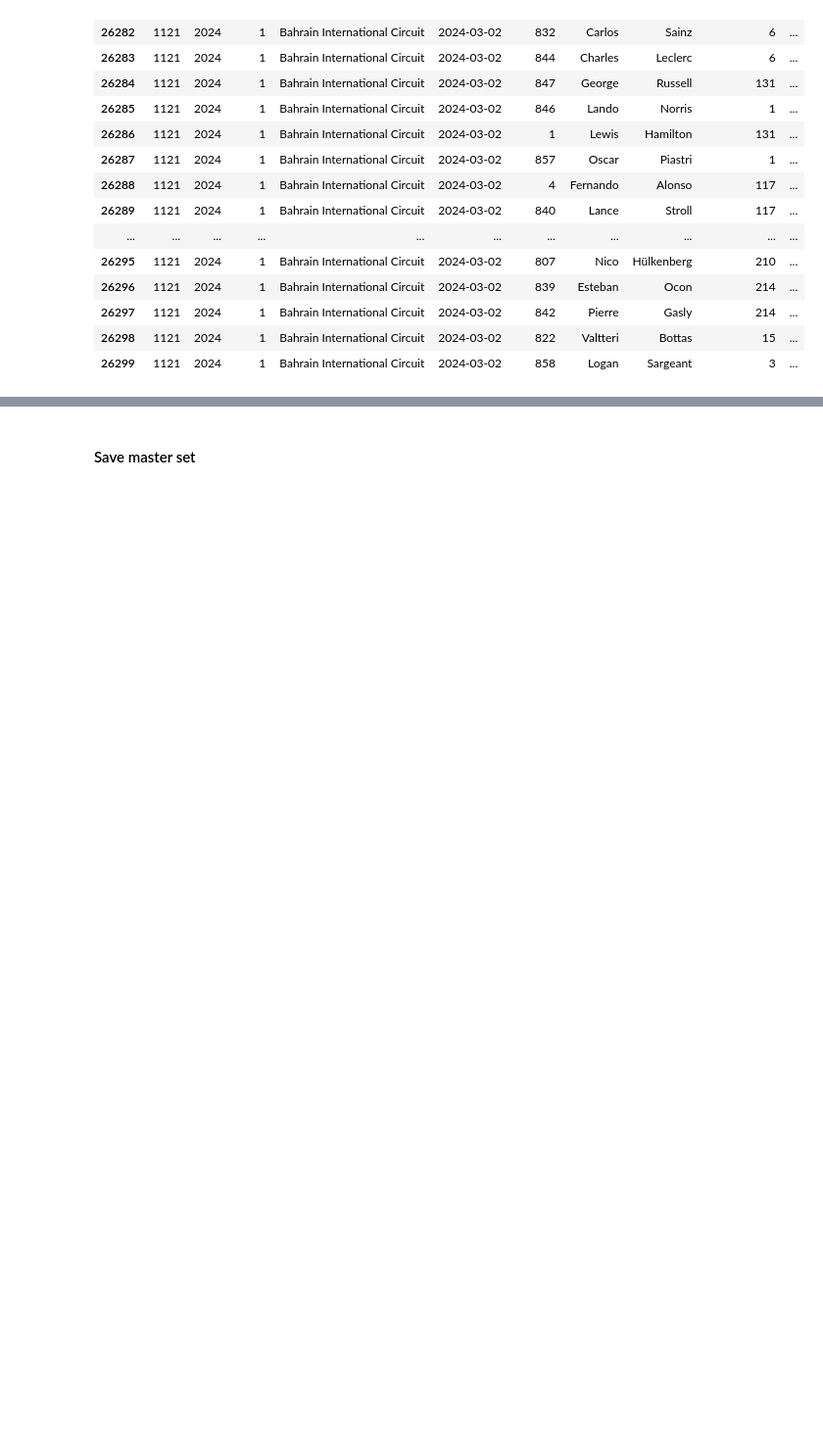
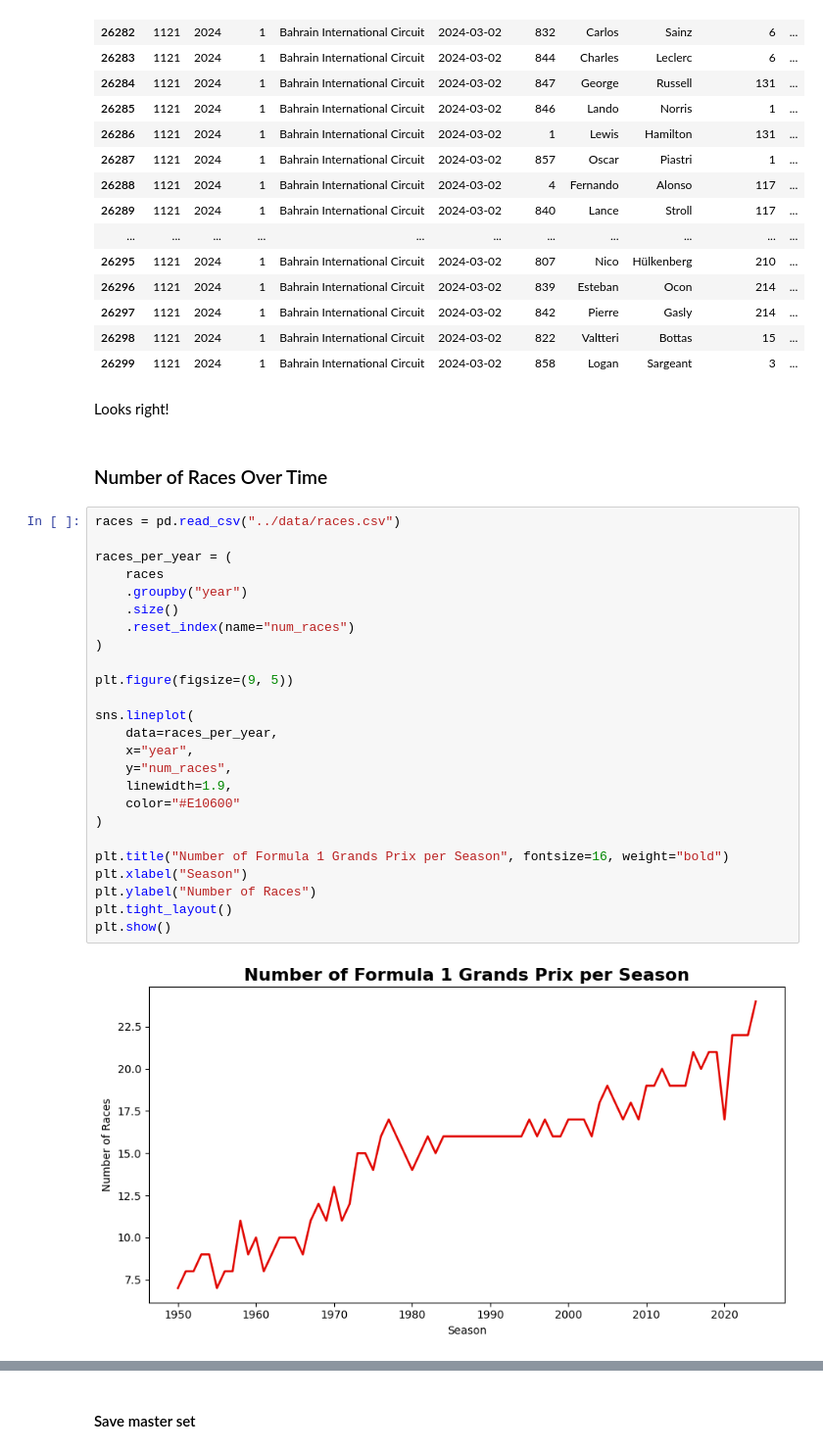
Before and after one commit to Prithvi-Rao098/F1-ml-ops, a Jupyter notebook: notebooks/final_report.ipynb, the cells around one changed output, grey strips where cells are left out. Shown at 98% size. Saved outputs shown, nothing was run; the diff lists cells and outputs as text; blank space fills up the shorter version.

```diff
--- a/notebooks/final_report.ipynb
+++ b/notebooks/final_report.ipynb
@@ -429,3 +457,34 @@ bahrain_2024_clean
 | 26297 | 1121 | 2024 | 1 | Bahrain International Circuit | 2024-03-02 | 842 | Pierre | Gasly | 214 | ... |
 | 26298 | 1121 | 2024 | 1 | Bahrain International Circuit | 2024-03-02 | 822 | Valtteri | Bottas | 15 | ... |
 | 26299 | 1121 | 2024 | 1 | Bahrain International Circuit | 2024-03-02 | 858 | Logan | Sargeant | 3 | ... |
+# %% [markdown]
+Looks right!
+# %% [markdown]
+### Number of Races Over Time
+# %%
+races = pd.read_csv("../data/races.csv")
+
+races_per_year = (
+    races
+    .groupby("year")
+    .size()
+    .reset_index(name="num_races")
+)
+
+plt.figure(figsize=(9, 5))
+
+sns.lineplot(
+    data=races_per_year,
+    x="year",
+    y="num_races",
+    linewidth=1.9,
+    color="#E10600"
+)
+
+plt.title("Number of Formula 1 Grands Prix per Season", fontsize=16, weight="bold")
+plt.xlabel("Season")
+plt.ylabel("Number of Races")
+plt.tight_layout()
+plt.show()
+# %% [output]
+[figure, added]
```
Also changed, not shown: parts of 58 cells of this notebook, 19 other files.
